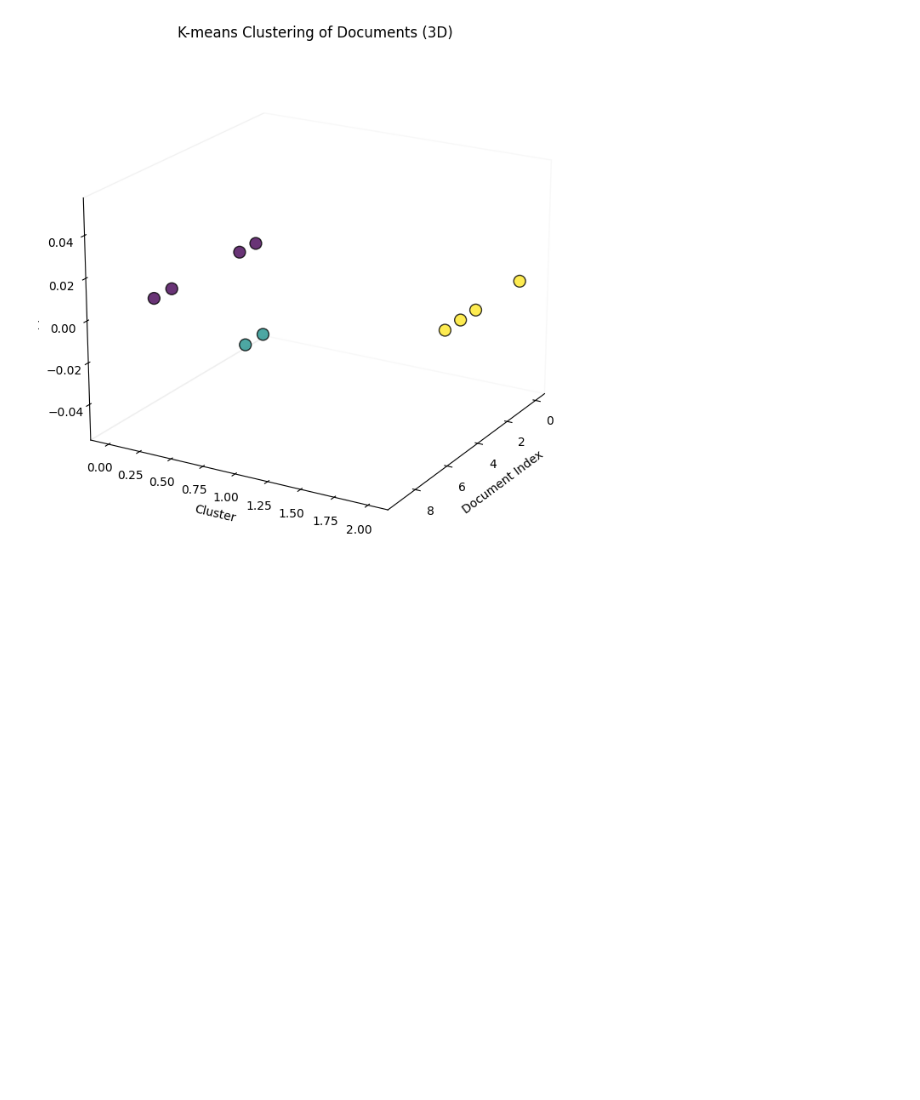
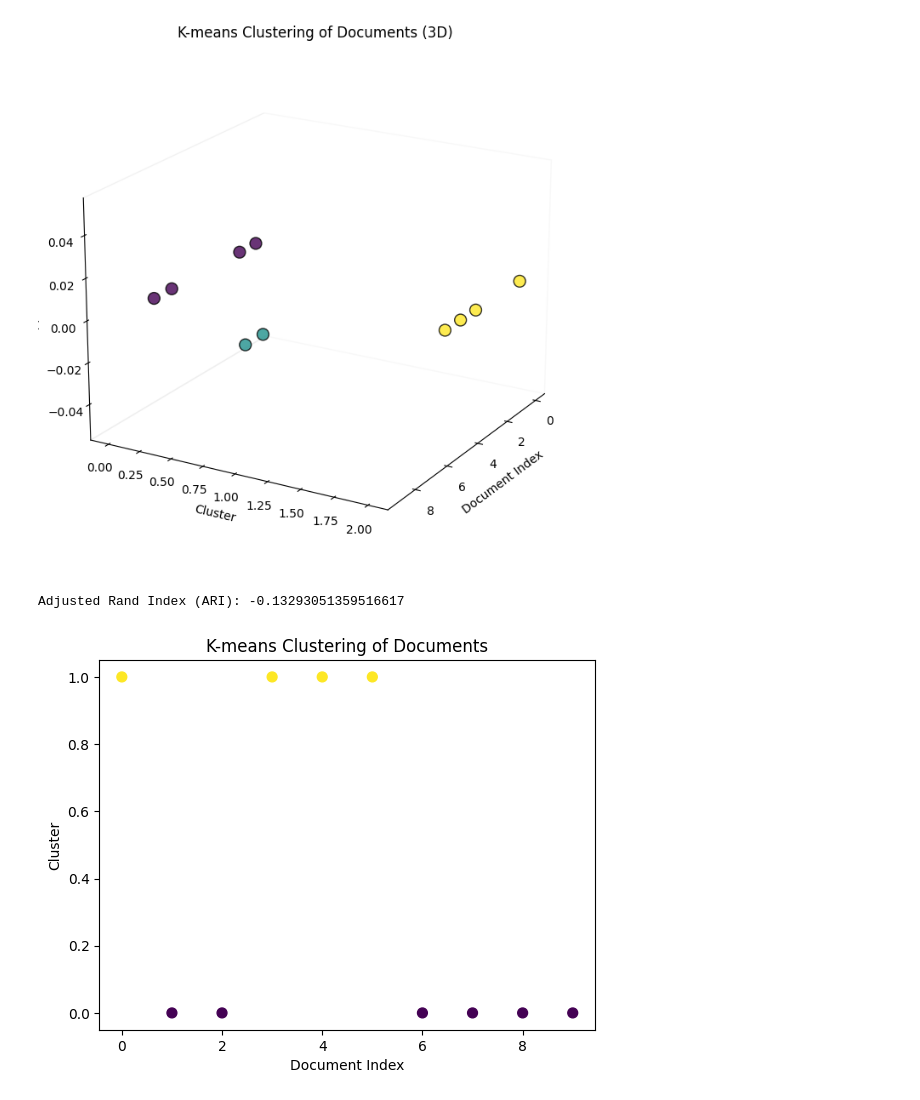
Before and after one commit to Jjioo/TP1_cv, a Jupyter notebook: kmeans.ipynb, the cells around one changed output. Cells and saved outputs as stored; diff of their text form; code cells hidden in the pictures; blank space fills up the shorter version.

```diff
--- a/kmeans.ipynb
+++ b/kmeans.ipynb
@@ -130,3 +130,54 @@ plt.show()
 # %% [output]
 Adjusted Rand Index (ARI): -0.06299212598425197
 [figure]
+# %%
+import numpy as np
+import pandas as pd
+import matplotlib.pyplot as plt
+from sklearn.feature_extraction.text import TfidfVectorizer
+from sklearn.cluster import KMeans
+from sklearn.metrics import adjusted_rand_score
+
+# Sample documents
+documents = [
+    "The quick brown fox",
+    "Jumped over the lazy dog",
+    "The lazy dog barked",
+    "A brown fox is quick",
+    "The dog chased the fox",
+    "The fox ran away",
+    "The lazy dog slept",
+    "The cat and the dog",
+    "The bird is in the tree",
+    "Hello, world!"
+]
+
+# Create a TF-IDF vectorizer
+vectorizer = TfidfVectorizer(stop_words='english')
+X = vectorizer.fit_transform(documents)
+
+# Apply K-means clustering
+k = 2  # Number of clusters
+kmeans = KMeans(n_clusters=k, random_state=42)
+kmeans.fit(X)
+
+# Get cluster assignments
+labels = kmeans.labels_
+
+# Calculate adjusted Rand Index (ARI)
+true_labels = np.array([0, 0, 1, 0, 1, 1, 1, 0, 1, 2])  # Assigning labels manually
+ari = adjusted_rand_score(true_labels, labels)
+print(f"Adjusted Rand Index (ARI): {ari}")
+
+# Create a DataFrame to store the clusters and documents
+df = pd.DataFrame({'Cluster': labels, 'Document': documents})
+
+# Plotting
+plt.scatter(df.index, df['Cluster'], c=df['Cluster'], cmap='viridis', s=50)
+plt.title('K-means Clustering of Documents')
+plt.xlabel('Document Index')
+plt.ylabel('Cluster')
+plt.show()
+# %% [output]
+Adjusted Rand Index (ARI): -0.13293051359516617
+[figure, added]
```
Also changed, not shown: parts of 2 cells of this notebook.
